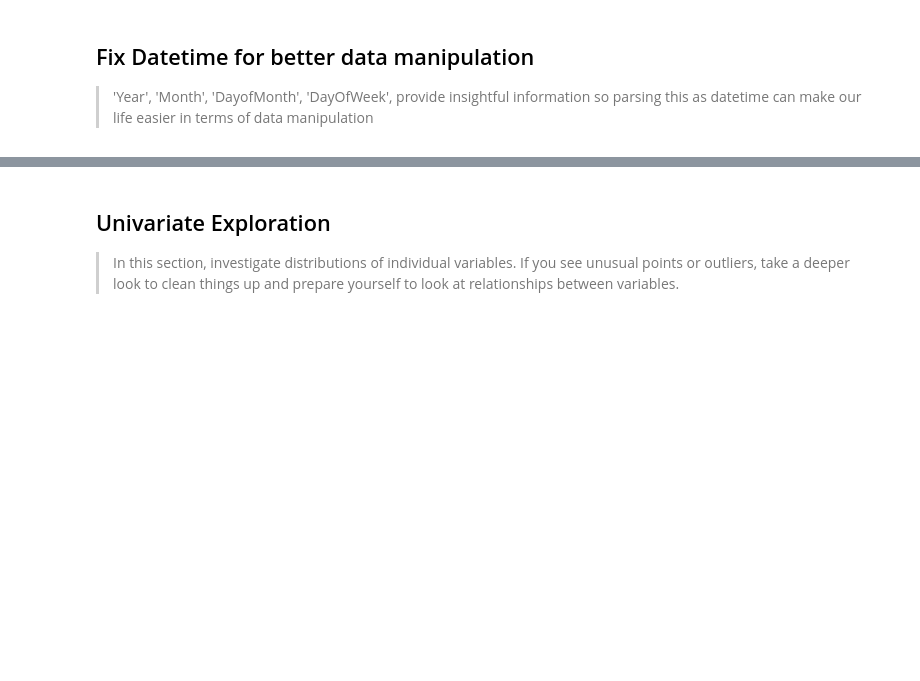
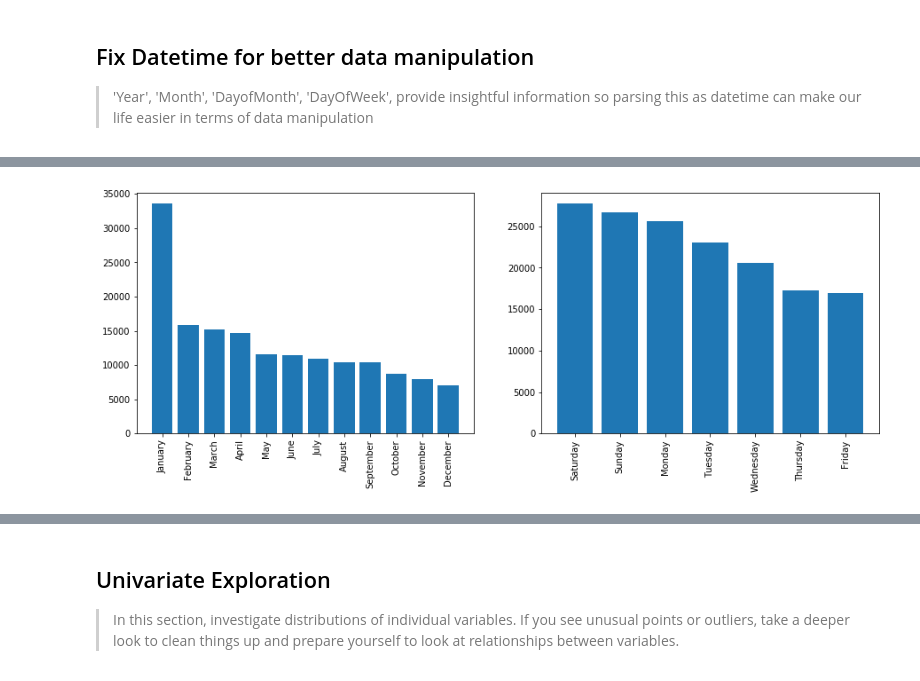
Before and after one commit to chpolyzo/Flight-Delays, a Jupyter notebook: exploration.ipynb, the cells around one changed output, grey strips where cells are left out. Saved outputs shown, nothing was run; the diff lists cells and outputs as text; code cells hidden in the pictures; blank space fills up the shorter version.

```diff
--- a/exploration.ipynb
+++ b/exploration.ipynb
@@ -209,3 +114,8 @@ ValueError: shape mismatch: objects cannot be broadcast to a single shape
+# %%
+#Transform ints to Month names in all datasets for "DayOfWeek" column using calendar.month_name method
+df_88.DayOfWeek = df_88.DayOfWeek.apply(lambda x: calendar.day_name[x-1])
+df_98.DayOfWeek = df_98.DayOfWeek.apply(lambda x: calendar.day_name[x-1])
+df_08.DayOfWeek = df_08.DayOfWeek.apply(lambda x: calendar.day_name[x-1])
 # %%
 #Get some visual insights about NANs in the 'ArrDelay' feature for 1988 dataset
 plt.figure(figsize = [15,5])
@@ -223,15 +136,18 @@ plt.show()
 # %%
-#Get some visual insights about NANs in the 'ArrDelay' feature for 1998 dataset
+#Get some visual insights about NANs in the 'ArrDelay' feature for 1988 dataset
 plt.figure(figsize = [15,5])
 
-plt.subplot(1, 3, 1)
-plt.hist(df_98[df_98.ArrDelay.isna() == True].Month)
+plt.subplot(1, 2, 1)
+plt.bar(df_98[df_98.ArrDelay.isna() == True].Month.unique(), df_98[df_98.ArrDelay.isna() == True].Month.value_counts());
+locs, labels = plt.xticks()
+plt.xticks(np.arange(12), df_98.Month.unique(), rotation=90);
 
-plt.subplot(1, 3, 2)
-plt.hist(df_98[df_98.ArrDelay.isna() == True].DayofMonth)
-
-plt.subplot(1, 3, 3)
-plt.hist(df_98[df_98.ArrDelay.isna() == True].DayOfWeek)
+plt.subplot(1, 2, 2)
+plt.bar(df_98[df_98.ArrDelay.isna() == True].DayOfWeek.unique(), df_98[df_98.ArrDelay.isna() == True].DayOfWeek.value_counts());
+locs, labels = plt.xticks()
+plt.xticks(np.arange(7), df_98.DayOfWeek.unique(), rotation=90);
 
 plt.show()
+# %% [output]
+[figure, added]
 # %%
```
Also changed, not shown: parts of 23 cells of this notebook.
